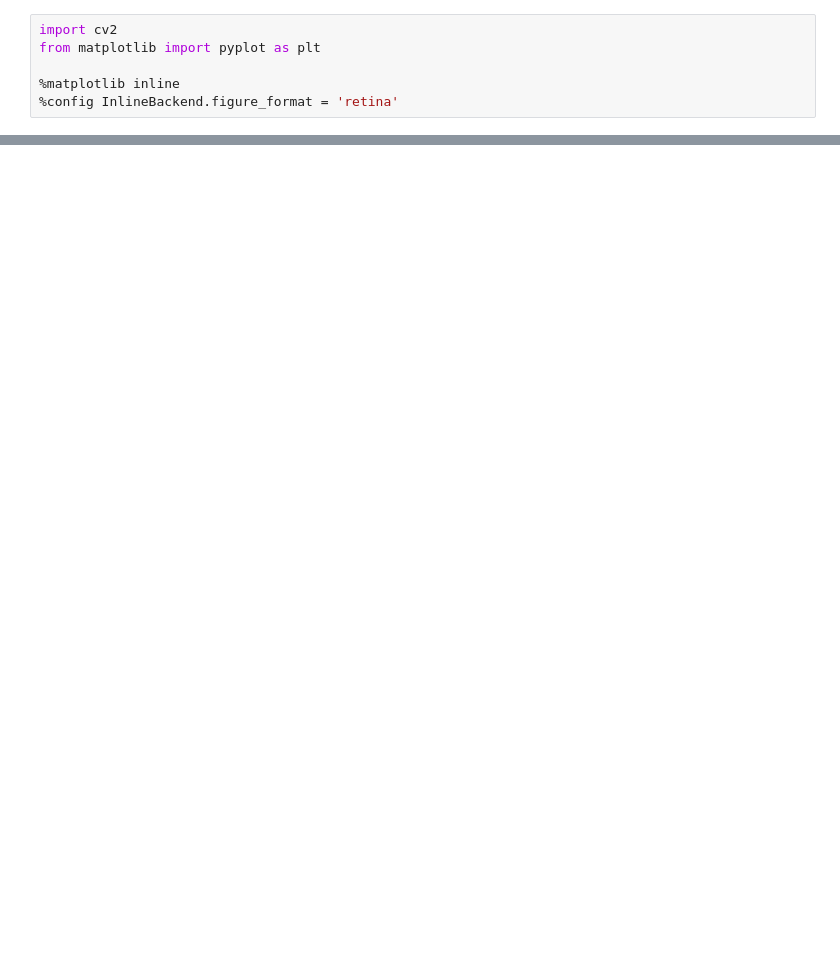
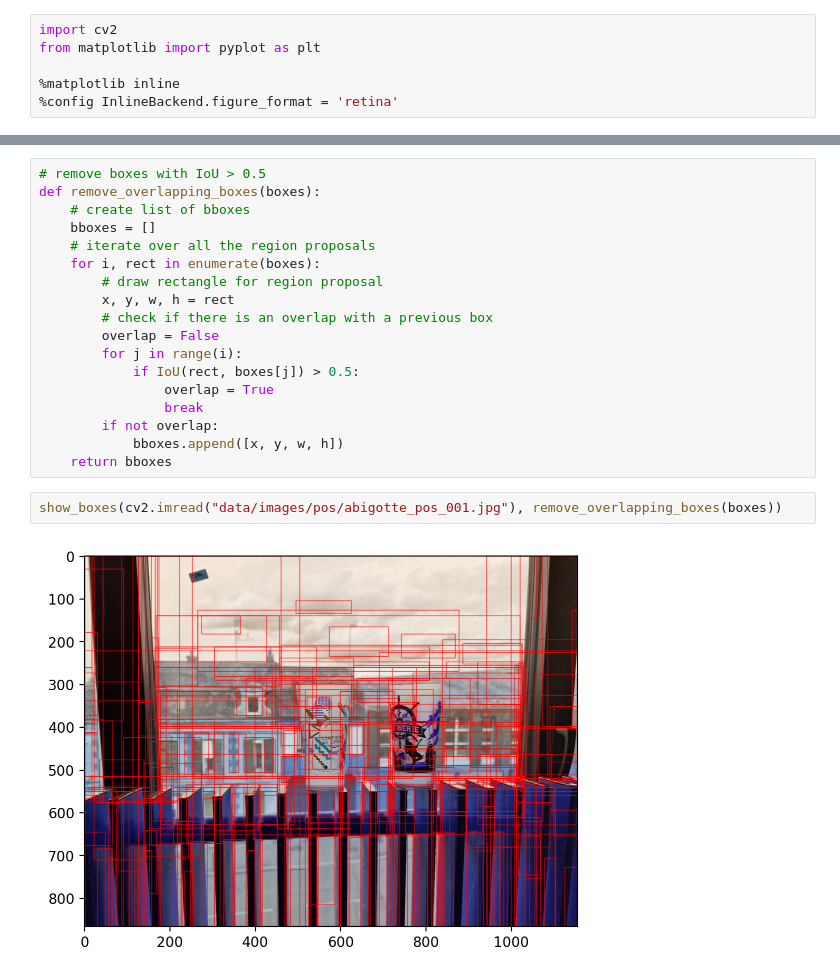
Before and after one commit to pierreadorni/ecocup_detection, a Jupyter notebook: object_detection.ipynb, the cells around one changed output, grey strips where cells are left out. Saved outputs shown, nothing was run; the diff lists cells and outputs as text; blank space fills up the shorter version.

```diff
--- a/object_detection.ipynb
+++ b/object_detection.ipynb
@@ -95,0 +66,22 @@ show_boxes(cv2.imread("data/img.png"), boxes[600:700])
+# %%
+# remove boxes with IoU > 0.5
+def remove_overlapping_boxes(boxes):
+    # create list of bboxes
+    bboxes = []
+    # iterate over all the region proposals
+    for i, rect in enumerate(boxes):
+        # draw rectangle for region proposal
+        x, y, w, h = rect
+        # check if there is an overlap with a previous box
+        overlap = False
+        for j in range(i):
+            if IoU(rect, boxes[j]) > 0.5:
+                overlap = True
+                break
+        if not overlap:
+            bboxes.append([x, y, w, h])
+    return bboxes
+# %%
+show_boxes(cv2.imread("data/images/pos/abigotte_pos_001.jpg"), remove_overlapping_boxes(boxes))
+# %% [output]
+[figure, added]
```
Also changed, not shown: parts of 9 cells of this notebook.
